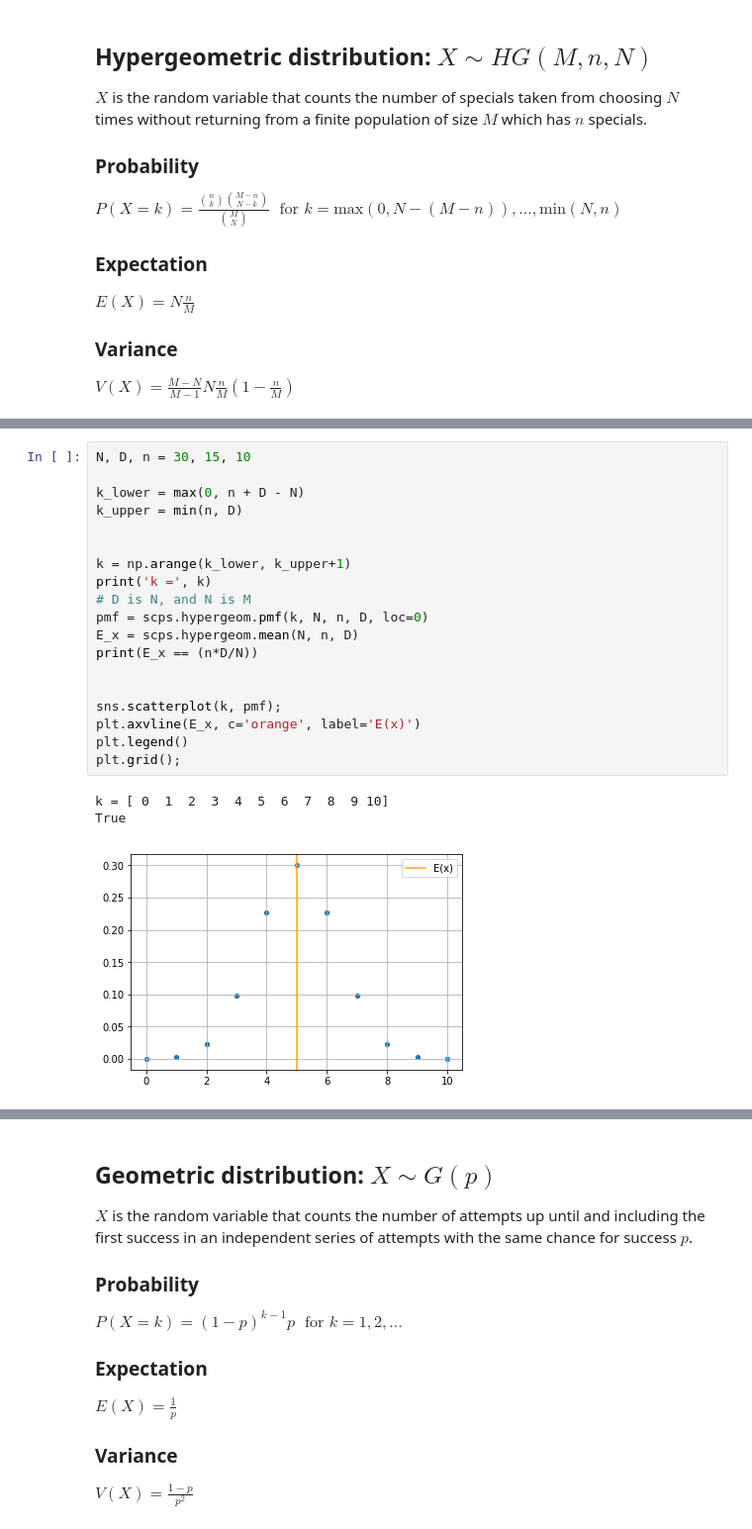
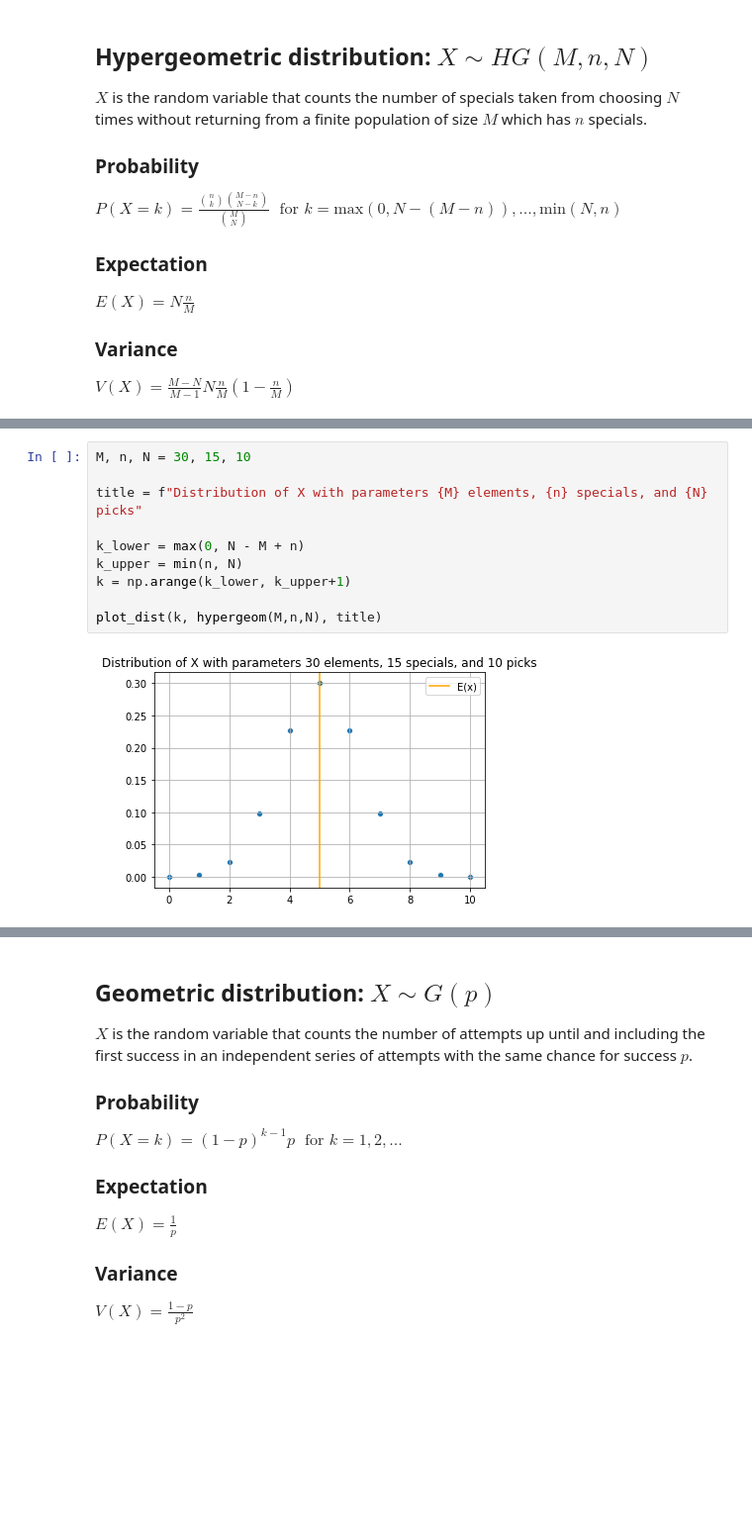
Before and after one commit to eytanohana/Data-Science-and-Statistics, a Jupyter notebook: Distributions.ipynb, the cells around one changed output, grey strips where cells are left out. Shown at 99% size. Drawn from its saved outputs; the diff is of its cells as text; blank space fills up the shorter version.

```diff
--- a/Distributions.ipynb
+++ b/Distributions.ipynb
@@ -137,23 +128,12 @@ plt.grid();
-# %%
-N, D, n = 30, 15, 10
-
-k_lower = max(0, n + D - N)
-k_upper = min(n, D)
-
-
-k = np.arange(k_lower, k_upper+1)
-print('k =', k)
-# D is N, and N is M
-pmf = scps.hypergeom.pmf(k, N, n, D, loc=0)
-E_x = scps.hypergeom.mean(N, n, D)
-print(E_x == (n*D/N))
-
-
-sns.scatterplot(k, pmf);
-plt.axvline(E_x, c='orange', label='E(x)')
-plt.legend()
-plt.grid();
-# %% [output]
-k = [ 0  1  2  3  4  5  6  7  8  9 10]
-True
-[figure, removed]
+# %%
+M, n, N = 30, 15, 10
+
+title = f"Distribution of X with parameters {M} elements, {n} specials, and {N} picks"
+
+k_lower = max(0, N - M + n)
+k_upper = min(n, N)
+k = np.arange(k_lower, k_upper+1)
+
+plot_dist(k, hypergeom(M,n,N), title)
+# %% [output]
+[figure, added]
```
Also changed, not shown: parts of 8 cells of this notebook.
